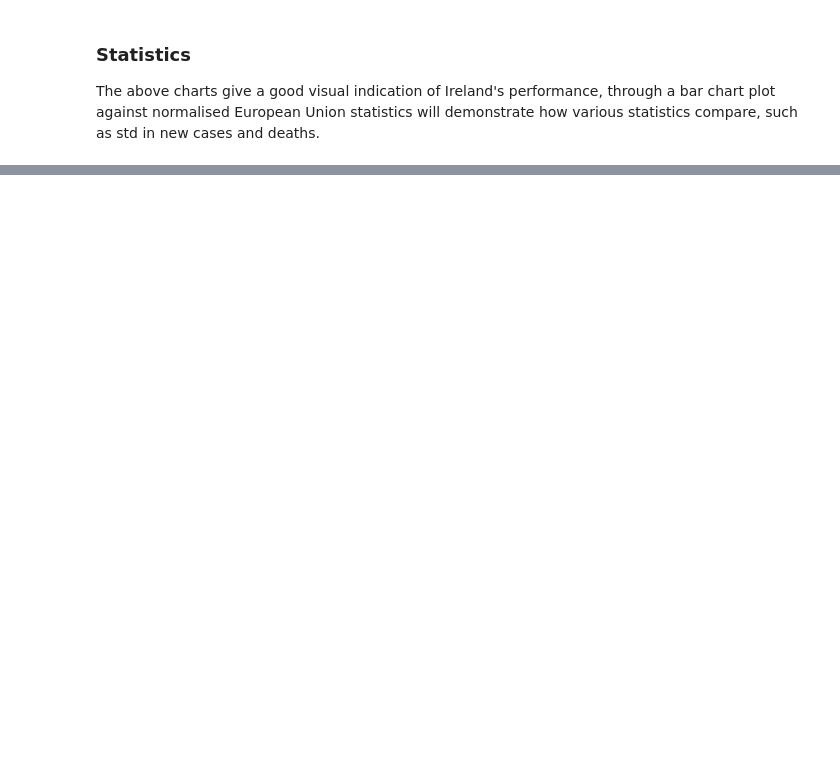
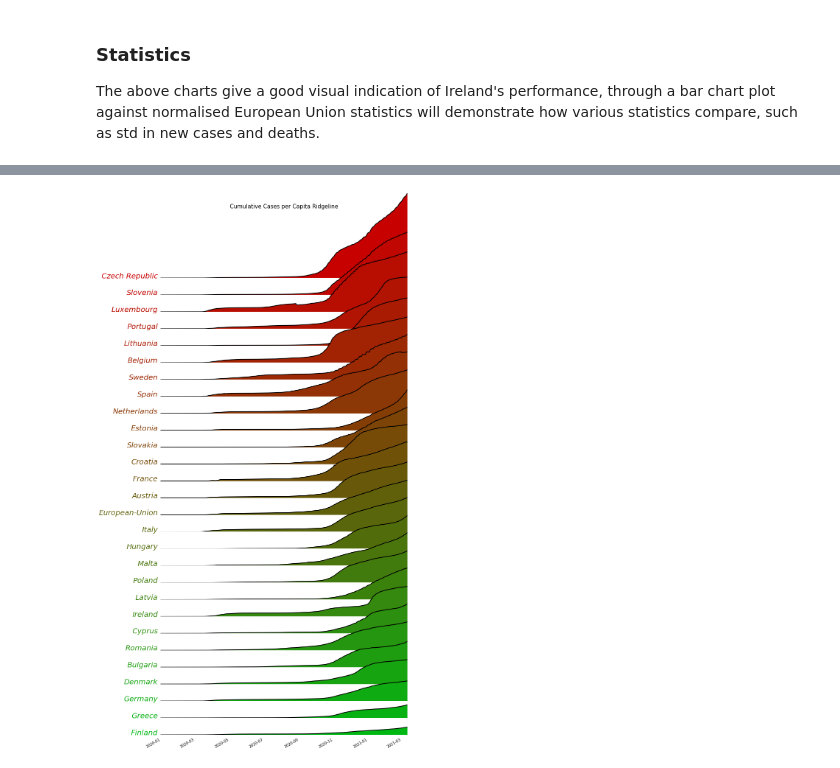
Before and after one commit to AdamJudge/PythonDS_API, a Jupyter notebook: Comp Assignment 1.ipynb, the cells around one changed output, grey strips where cells are left out. Drawn from its saved outputs; the diff is of its cells as text; code cells hidden in the pictures; blank space fills up the shorter version.

```diff
--- a/Comp Assignment 1.ipynb
+++ b/Comp Assignment 1.ipynb
@@ -39,6 +40,7 @@ def makeDir(Folder):
 # %%
 # All countries in EU
-countries = ["Austria", "Belgium", "Bulgaria", "Croatia", "Cyprus", "Czechia", "Denmark", "Estonia", "Finland",
+# Note that Czechia is referred to as Czech-Republic as this is the country name contained in the API's json files
+countries = ["Austria", "Belgium", "Bulgaria", "Croatia", "Cyprus", "Czech-Republic", "Denmark", "Estonia", "Finland",
              "France", "Germany", "Greece", "Hungary", "Ireland", "Italy", "Latvia", "Lithuania", "Luxembourg",
              "Malta", "Netherlands", "Poland", "Portugal", "Romania", "Slovakia", "Slovenia", "Spain", "Sweden"]
 # 100ks of person per country based on National Estimates
@@ -47,7 +49,7 @@ pop=           {"Austria": 8857960,
                "Bulgaria": 7000039,
                "Croatia": 4105493,
                "Cyprus": 864200,
-               "Czechia": 10627794,
+               "Czech-Republic": 10627794,
                "Denmark": 5837213,
                "Estonia": 1328976,
                "Finland": 5522015,
@@ -95,7 +97,7 @@ for i, c in enumerate(countries):
         FileNames.append(f"{c}_rawdata.json")
 
     # Delay so as to not request too much in short period of time
-    time.sleep(5)
+    time.sleep(1)
 # Print number of errors found
 print(f"Number of errors: {ErrCnt}")
 # %% [output]
@@ -290,6 +311,6 @@ A mean dataframe can be generated which is weighted by each countries population
 # %%
 ProcessedDataFolder="./Processed"
-length=df.index.stop
+length=df.index.size
 Confirmed   = [0]*length
 ConfirmedPer= [0]*length
 NewCases    = [0]*length
@@ -304,10 +325,10 @@ dfEU = pd.DataFrame(columns=Cols)
 country=["European-Union"]*length
 
 for c in countries:
-    df=pd.read_csv(ProcessedDataFolder + f"/{c}_processed.csv")
+    df=pd.read_json(ProcessedDataFolder + f"/{c.replace(' ', '-')}_processed.json")
     # Ratio of population of C to EU
     pop_cEU=pop[c]/EUpop
-    for i in range(df.index.stop):
+    for i in range(length):
         Confirmed[i]   +=df["Confirmed"].iloc[i]*pop_cEU
         ConfirmedPer[i]+=df["Confirmed per 100k"].iloc[i]*pop_cEU
         NewCases[i]    +=df["New Cases"].iloc[i]*pop_cEU
@@ -328,5 +349,6 @@ dfEU["Deaths per 100k"]=DeathsPer
 dfEU["New Deaths"]=NewDeaths
 dfEU["New Deaths per 100k"]=NewDeathsPer
 dfEU=dfEU.round(decimals=2)
-dfEU.to_csv(ProcessedDataFolder + "/European-Union_processed.csv")
+dfEU.to_json(ProcessedDataFolder + "/European-Union_processed.json")
 dflist.append(dfEU)
+dfEU
@@ -584,51 +641,67 @@ plt.legend();
 # find max cumulative
 maxY=0
 countryMax={}
+#Find largest number of cases confirmed per 100k as the upper bound of all y axes
 for i in range(0,len(dflist)):
+    # Add countries and confirmed cases per 100k to dictionary for sorting later
     countryMax[dflist[i]["Country"].iloc[0]]=(dflist[i]["Confirmed per 100k"].max())
     if (dflist[i]["Confirmed per 100k"].max()) > maxY:
         maxY=dflist[i]["Confirmed per 100k"].max()
 
+# Sort countries in order of total covid cases per 100k
 countryMaxSorted=sorted(countryMax, key=countryMax.get, reverse=True)
 dfSorted=[]
+
+# Read and create combined dataframe sorted by total confirmed case numbers
 for i, c in enumerate(countryMaxSorted):
-    if c=="Czech Republic":
-        dfSorted.append(pd.read_csv(ProcessedDataFolder + f"/Czechia_processed.csv"))
-    else:
-        dfSorted.append(pd.read_csv(ProcessedDataFolder + f"/{c}_processed.csv"))
+    dfSorted.append(pd.read_json(ProcessedDataFolder + f"/{c.replace(' ', '-')}_processed.json"))
+    # Assign datetime to dates - used in plotting
     dfSorted[i]["Date"]=pd.to_datetime(dfSorted[i]["Date"])
 
-# RIDGE PLOT AND DONE
+# Create color map for plot
+numCountries=len(dfSorted)
+colors=np.zeros([numCountries,3])
+colors[:,0]=np.linspace(200/256, 0, numCountries)
+colors[:,1]=np.linspace(0, 185/256, numCountries)
+colors[:,2]=np.linspace(0, 19/256, numCountries)
 
-
-#
+# Create long figure to contain all 28 plots sufficiently
 plt.figure(figsize=(12,30));
-gs=gridspec.GridSpec(27, 1)
+gs=gridspec.GridSpec(numCountries, 1)
 x1=pd.to_datetime(dfSorted[0]["Date"])
+# Obtain xlimit value for graphing
 tickRange=np.arange(x1.iloc[0], x1.iloc[-1], timedelta(days=45));
 xlimits=[x1.iloc[0], x1.iloc[-1]]
-zero=np.zeros((1,27))
+zero=np.zeros((1,numCountries))
 
 for i in range(0, len(dfSorted)):
+    #Location of title
     if i == 2:
         plt.title("Cumulative Cases per Capita Ridgeline", fontsize=15)
     ax=plt.subplot(gs[i])
+    # Remove axis ticks
     ax.xaxis.set_ticks_position('none')
+    # Remove rectangular axes border
     plt.rc('axes', linewidth=0)
     plt.rc('lines', linewidth=2)
     plt.xlim(xlimits)
     plt.ylim([0, maxY])
+    # Plot countries
     plt.plot(dfSorted[i]["Date"], dfSorted[i]["Confirmed per 100k"], color='k')
+    # Shade areas under curve with color from color map
     plt.fill_between(dfSorted[i]["Date"], dfSorted[i]["Confirmed per 100k"], facecolor=colors[i], alpha=1)
+    # Remove labels and remaining ticks
     ax.set_ylabel('')
     ax.set_frame_on(False)
     ax.set_yticklabels([])
     ax.axes.get_yaxis().set_visible(False)
     ax.patch.set_alpha(0)
-    ax.text(x1.iloc[0]-timedelta(days=5),10,dfSorted[i]["Country"].iloc[0], fontsize=20, ha="right")
-    #ax.text(-0.02,0,"country",fontweight="bold",fontsize=14,ha="center")
+    # Add country to side of each plot
+    ax.text(x1.iloc[0]-timedelta(days=5),10,dfSorted[i]["Country"].iloc[0], fontsize=20, ha="right", color=colors[i], fontstyle="oblique")
 
+# Overlap plots
 gs.update(hspace=-0.8)
 fig=plt.gcf()
-ax=plt.gca()
 fig.autofmt_xdate()
+# %% [output]
+[figure, added]
```
Also changed, not shown: parts of 22 cells of this notebook, 58 other files.
